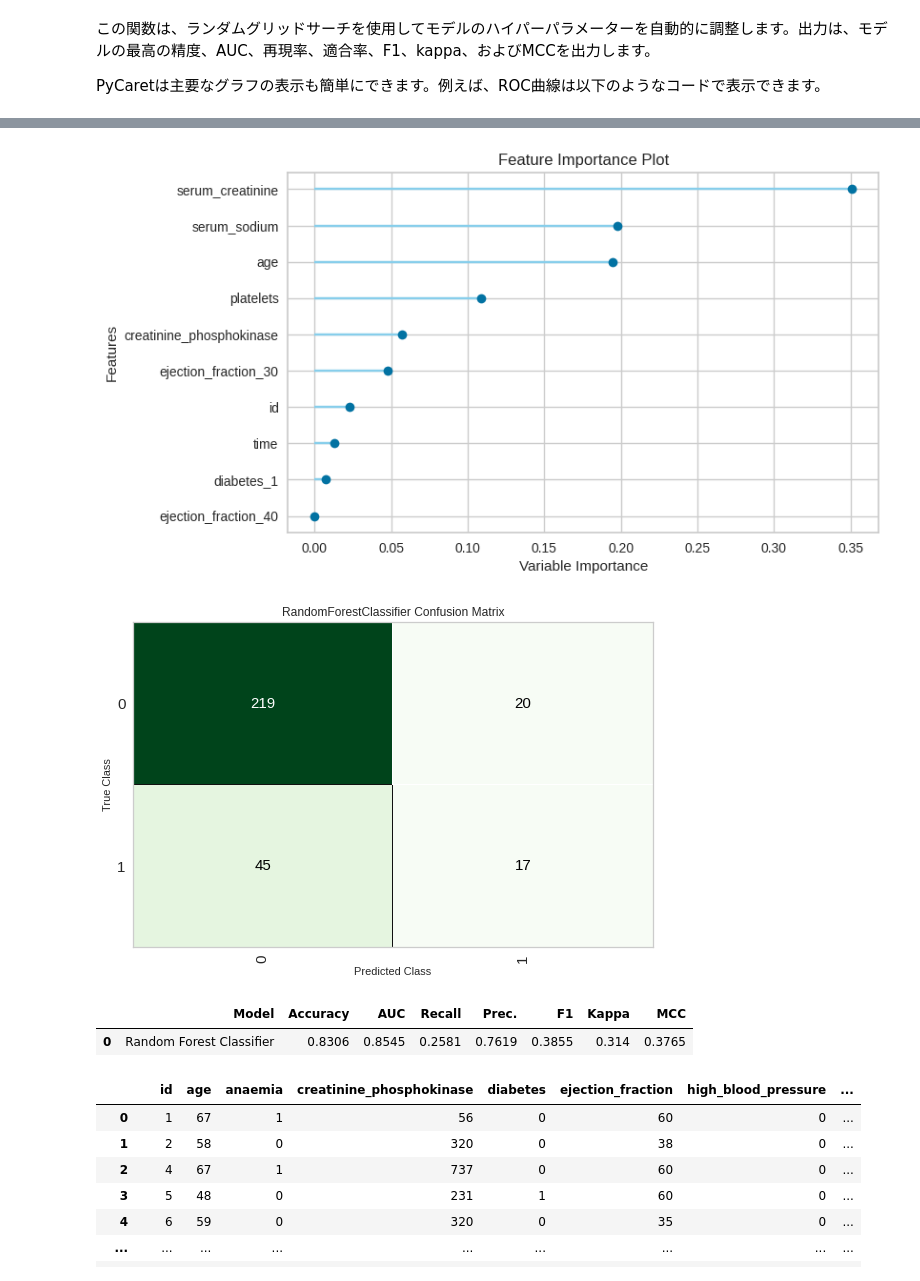
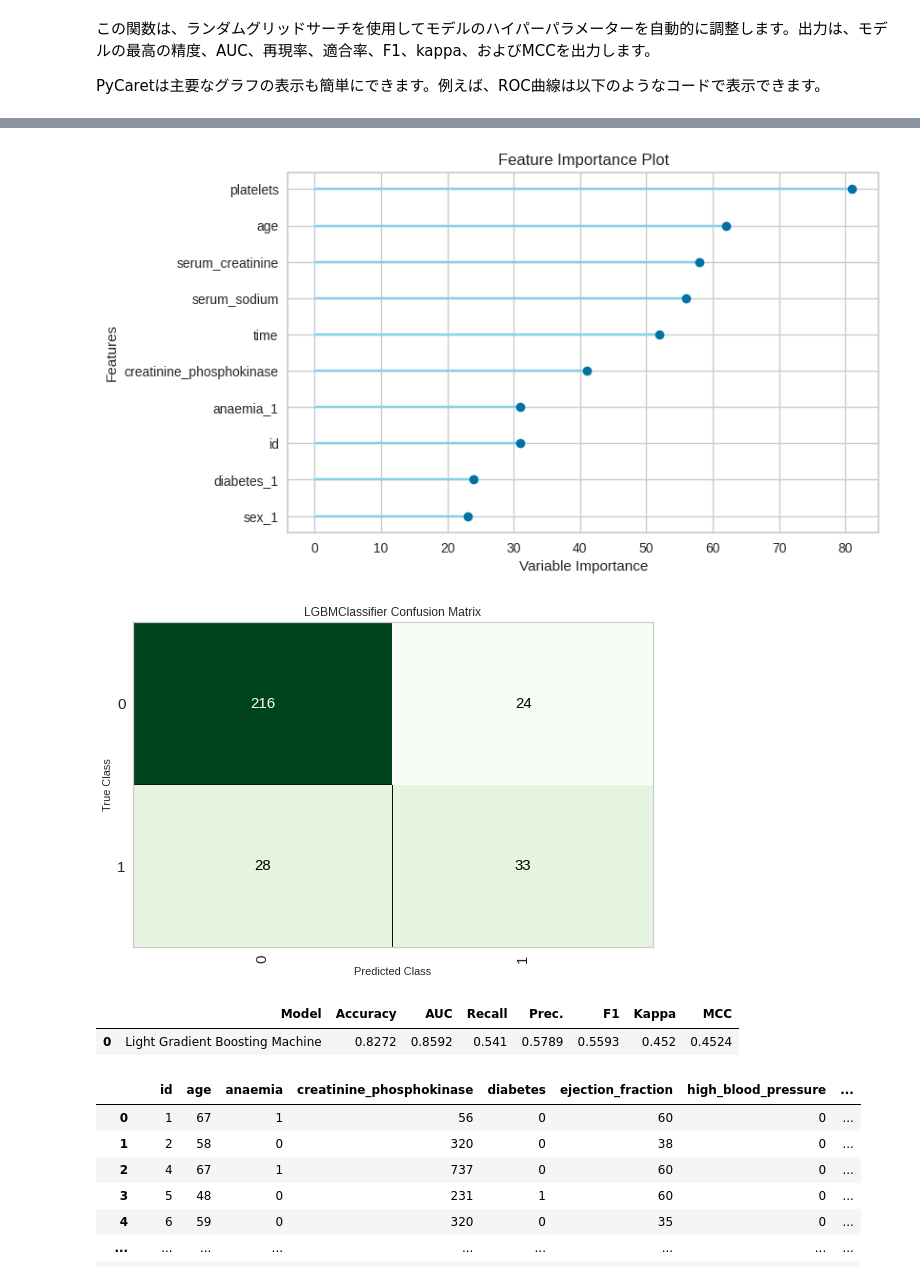
Before and after one commit to Ryo-Tanohata/sig_beginner9, a Jupyter notebook: PyCaret_nightry_beginner9.ipynb, the cells around one changed output, grey strips where cells are left out. Cells and saved outputs as stored; diff of their text form; code cells hidden in the pictures.

```diff
--- a/PyCaret_nightry_beginner9.ipynb
+++ b/PyCaret_nightry_beginner9.ipynb
@@ -236,0 +233,2 @@ tuned_rf = tune_model(rf)
+# %%
+lightgbm = create_model('lightgbm', fold=5)
@@ -236,0 +244,2 @@ tuned_rf = tune_model(rf)
+# %%
+tuned_lightgbm = tune_model(lightgbm, fold=5)
@@ -249,14 +267,14 @@ plot_model(tuned_model, plot = 'pr')
 # %%
-plot_model(tuned_model, plot='feature')
+plot_model(tuned_lightgbm, plot='feature')
 # %% [output]
-[figure, old version]
+[figure, new version]
 # %%
-plot_model(tuned_model, plot = 'confusion_matrix')
+plot_model(tuned_lightgbm, plot = 'confusion_matrix')
 # %% [output]
-[figure, old version]
+[figure, new version]
-# %%
-rf_predict = predict_model(rf)
-# %% [output]
-|  | Model | Accuracy | AUC | Recall | Prec. | F1 | Kappa | MCC |
-| 0 | Random Forest Classifier | 0.8306 | 0.8545 | 0.2581 | 0.7619 | 0.3855 | 0.314 | 0.3765 |
+# %%
+tuned_lightgbm_predict = predict_model(tuned_lightgbm)
+# %% [output]
+|  | Model | Accuracy | AUC | Recall | Prec. | F1 | Kappa | MCC |
+| 0 | Light Gradient Boosting Machine | 0.8272 | 0.8592 | 0.541 | 0.5789 | 0.5593 | 0.452 | 0.4524 |
 # %%
```
Also changed, not shown: parts of 10 cells of this notebook.
